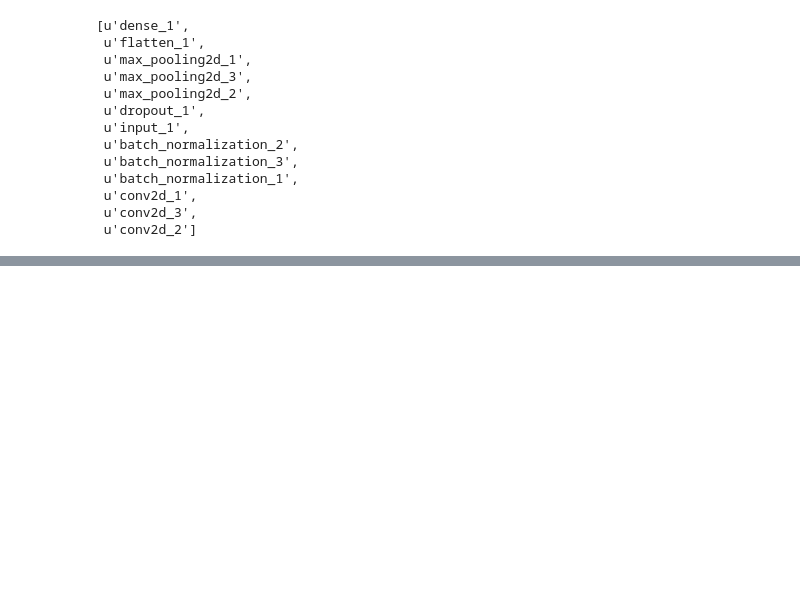
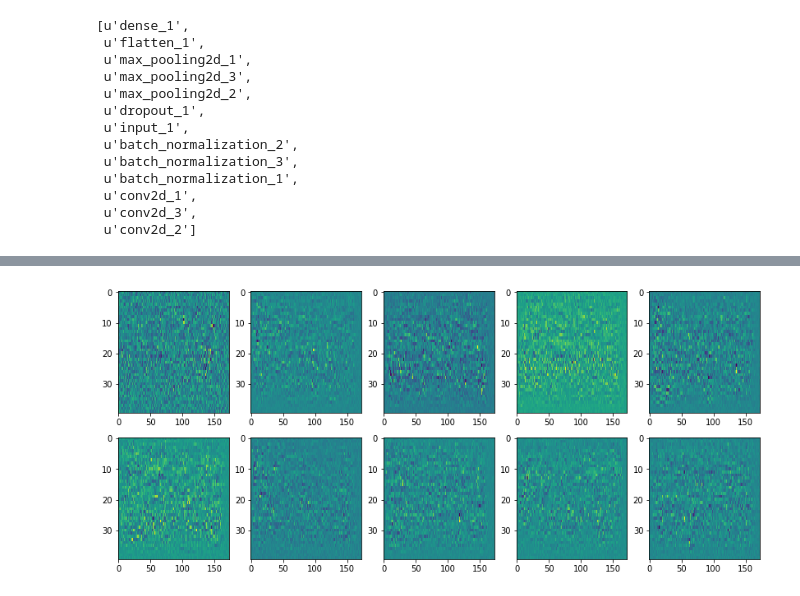
Before and after one commit to iwonasob/DLGdansk, a Jupyter notebook: What has our model learnt?.ipynb, the cells around one changed output, grey strips where cells are left out. Cells and saved outputs as stored; diff of their text form; code cells hidden in the pictures; blank space fills up the shorter version.

```diff
--- a/What has our model learnt?.ipynb
+++ b/What has our model learnt?.ipynb
@@ -107,0 +137,33 @@ plt.colorbar()
+# %%
+max_output=[]
+
+for out in range(0,10):
+    loss = K.mean(model.output[:, out])
+
+    grads = 0
+    # compute the gradient of the input picture wrt this loss
+    grads = K.gradients(loss, input_data)[0]
+
+    # normalization trick: we normalize the gradient
+    grads /= (K.sqrt(K.mean(K.square(grads))) + 1e-5)
+
+    # this function returns the loss and grads given the input picture
+    iterate = K.function([input_data], [loss, grads])
+
+    input_data_gen = np.random.random((1, n_frames, n_features, 1))
+    for i in range(50):
+        loss_value, grads_value = iterate([input_data_gen])
+        input_data_gen += grads_value * step
+        #print('Current loss value:', loss_value)
+        #print('Current grad value:', grads_value)
+        if loss_value <= 0:
+           # some filters get stuck to 0, we can skip them
+            break
+    max_output.append(input_data_gen)
+
+fig = plt.figure()
+for idx, im in enumerate(max_output):
+    plt.subplot(2,5,idx+1)
+    plt.imshow(im[0,:,:,0].T, aspect='auto')
+# %% [output]
+[figure, added]
```
Also changed, not shown: parts of 9 cells of this notebook, 1 other file.
